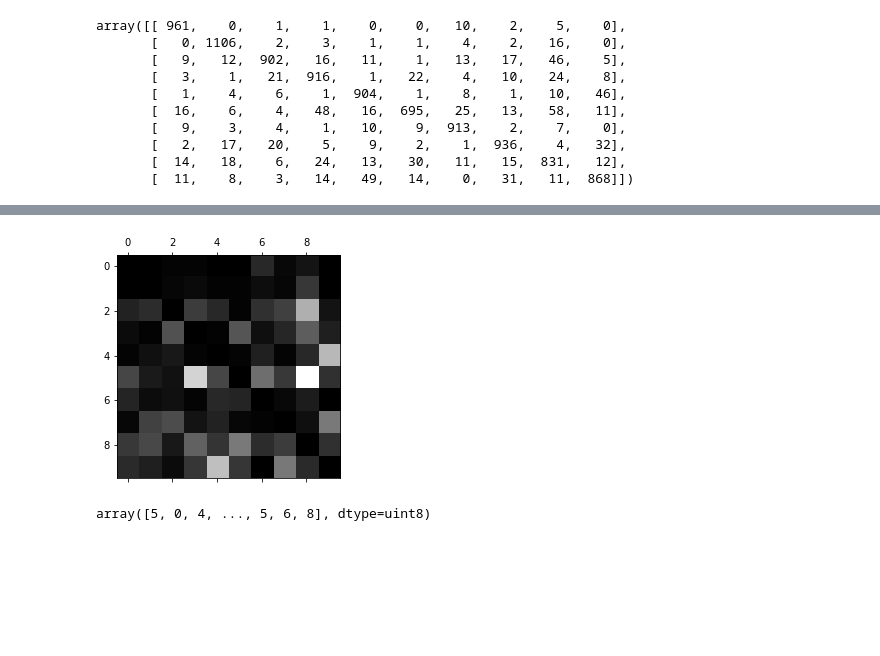
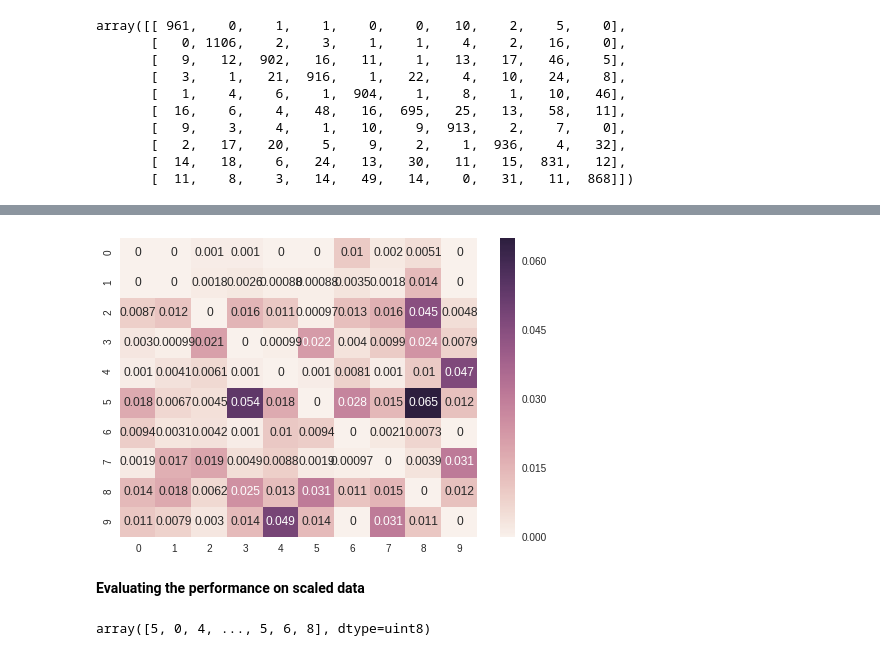
Before and after one commit to girishsg24/Classification-of-Handwritten-Digits-MNIST, a Jupyter notebook: Classification of Handwritten Digits.ipynb, the cells around one changed output, grey strips where cells are left out. Saved outputs shown, nothing was run; the diff lists cells and outputs as text; code cells hidden in the pictures; blank space fills up the shorter version.

```diff
--- a/Classification of Handwritten Digits.ipynb
+++ b/Classification of Handwritten Digits.ipynb
@@ -288,13 +287,13 @@ plt.show()
 # %%
 row_sums = confusionMatrix.sum(axis=1, keepdims=True)
 norm_conf_mx = confusionMatrix / row_sums
-# %%
-np.fill_diagonal(norm_conf_mx, 0)
-plt.matshow(norm_conf_mx, cmap=plt.cm.gray)
-#save_fig("confusion_matrix_errors_plot", tight_layout=False)
-plt.show()
-# %% [output]
-[figure, removed]
+# %%
+np.fill_diagonal(norm_conf_mx, 0)
+ax = sns.heatmap(norm_conf_mx,annot=True)
+# %% [output]
+[figure, added]
+# %% [markdown]
+**Evaluating the performance on scaled data**
 # %%
 from sklearn.preprocessing import StandardScaler
 import numpy as np
```
Also changed, not shown: parts of 29 cells of this notebook.
